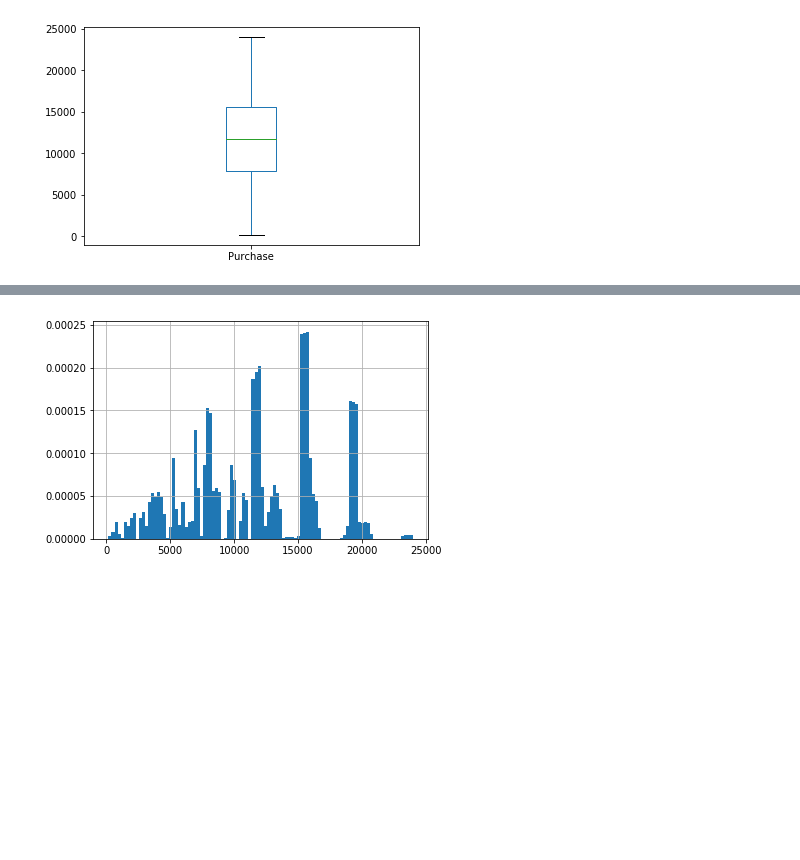
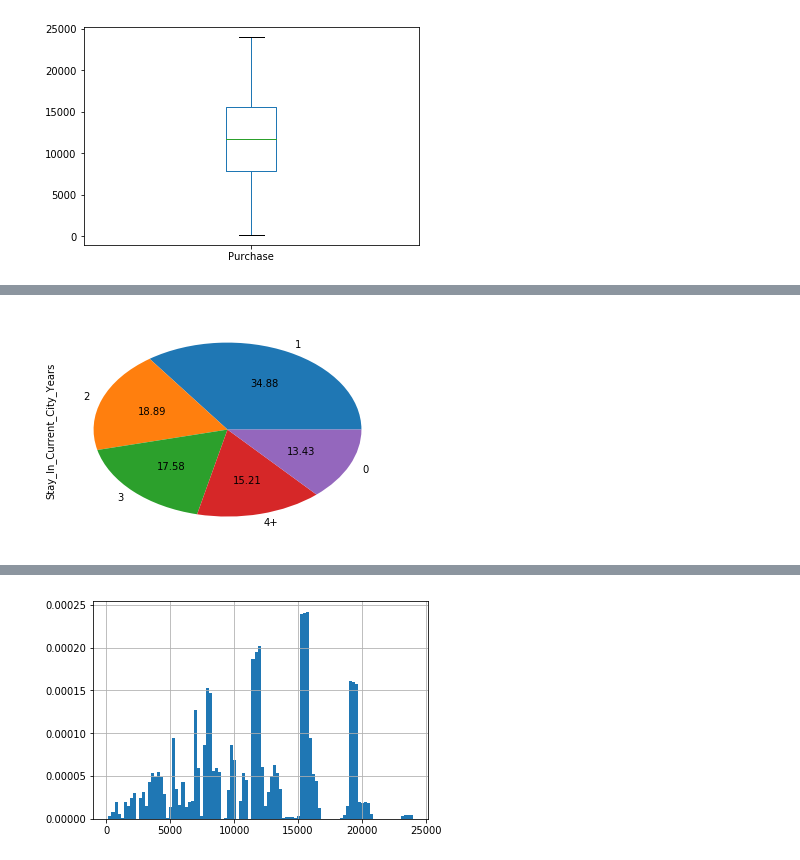
Before and after one commit to tluigimm/Projeto-3-CD, a Jupyter notebook: Trabalho 3.ipynb, the cells around one changed output, grey strips where cells are left out. Cells and saved outputs as stored; diff of their text form; code cells hidden in the pictures; blank space fills up the shorter version.

```diff
--- a/Trabalho 3.ipynb
+++ b/Trabalho 3.ipynb
@@ -41,0 +59,8 @@ df.Purchase.plot.box();
+# %%
+# gráfico de pizza com tempo do consumidor na cidade
+# pode-se observar que quaase metade dos consumidores são novos na cidade
+
+tempo_cidade = df['Stay_In_Current_City_Years'].value_counts()
+tempo_cidade.plot(kind='pie', autopct="%0.2f", legend=False);
+# %% [output]
+[figure, added]
```
Also changed, not shown: parts of 21 cells of this notebook.
